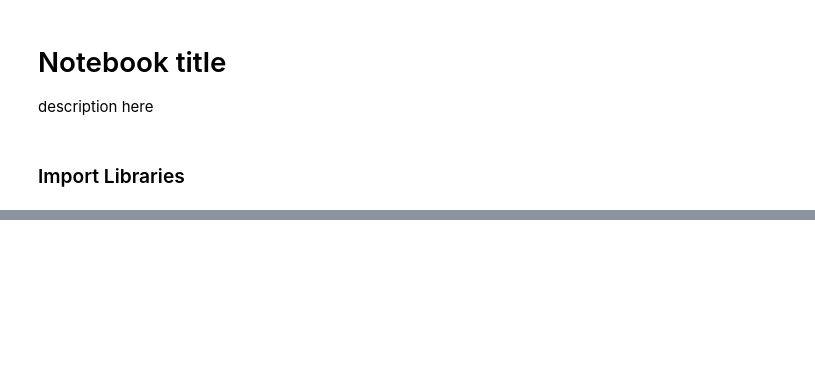
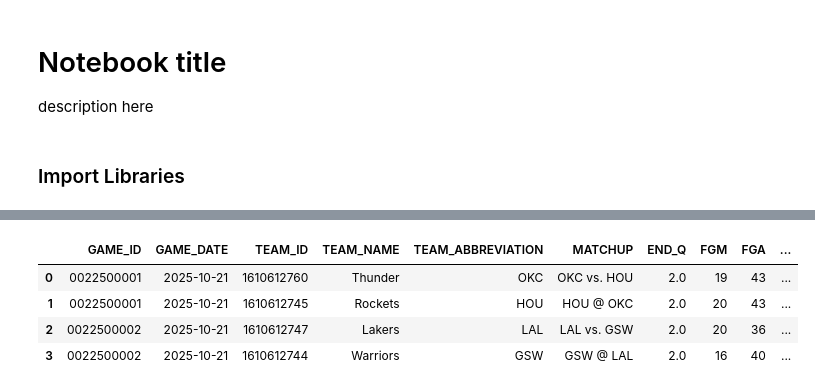
Before and after one commit to brad-hof/Milestone2, a Jupyter notebook: Notebooks/nba_stats_data.ipynb, the cells around one changed output, grey strips where cells are left out. Drawn from its saved outputs; the diff is of its cells as text; code cells hidden in the pictures; blank space fills up the shorter version.

```diff
--- a/Notebooks/nba_stats_data.ipynb
+++ b/Notebooks/nba_stats_data.ipynb
@@ -109,0 +214,11 @@ Fill this out later
+# %%
+##### Pull for end of Q2 (takes about 20min)
+q2_df = pull_in_game_box_stats(all_ids, start_period=1, end_period=2, range_type=1)
+q2_df_final = merge_in_game_stats(test, q2_df)
+q2_df_final.head(4)
+# %% [output]
+|  | GAME_ID | GAME_DATE | TEAM_ID | TEAM_NAME | TEAM_ABBREVIATION | MATCHUP | END_Q | FGM | FGA | ... |
+| 0 | 0022500001 | 2025-10-21 | 1610612760 | Thunder | OKC | OKC vs. HOU | 2.0 | 19 | 43 | ... |
+| 1 | 0022500001 | 2025-10-21 | 1610612745 | Rockets | HOU | HOU @ OKC | 2.0 | 20 | 43 | ... |
+| 2 | 0022500002 | 2025-10-21 | 1610612747 | Lakers | LAL | LAL vs. GSW | 2.0 | 20 | 36 | ... |
+| 3 | 0022500002 | 2025-10-21 | 1610612744 | Warriors | GSW | GSW @ LAL | 2.0 | 16 | 40 | ... |
```
Also changed, not shown: parts of 16 cells of this notebook, 9 other files.
